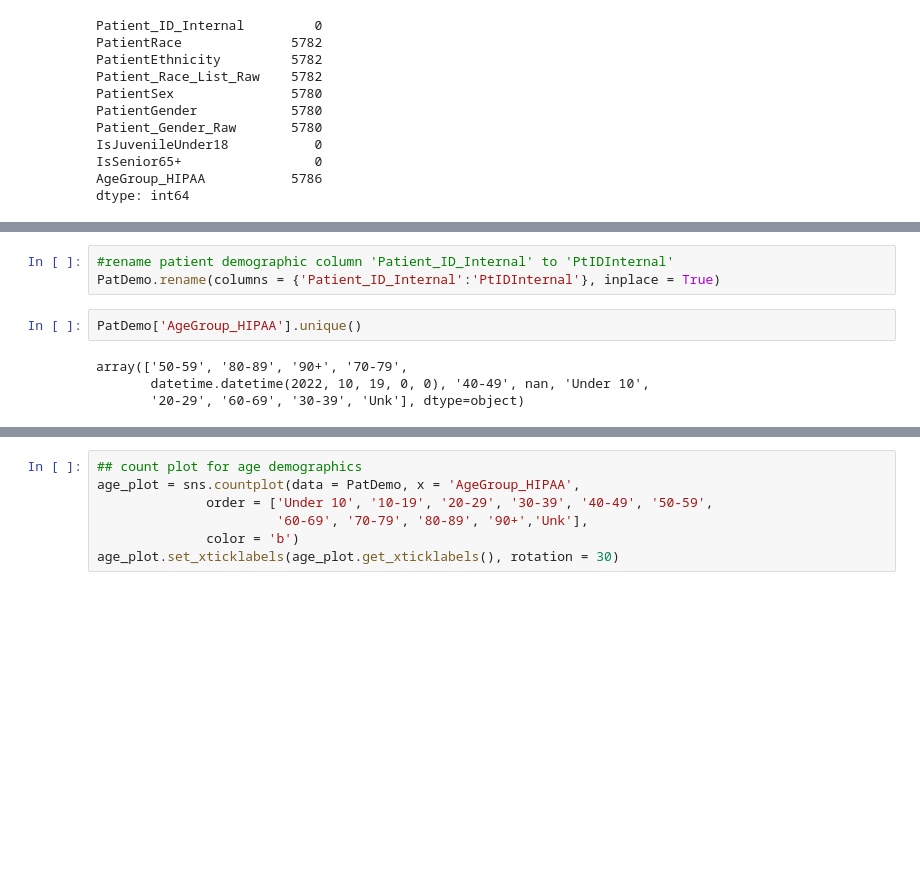
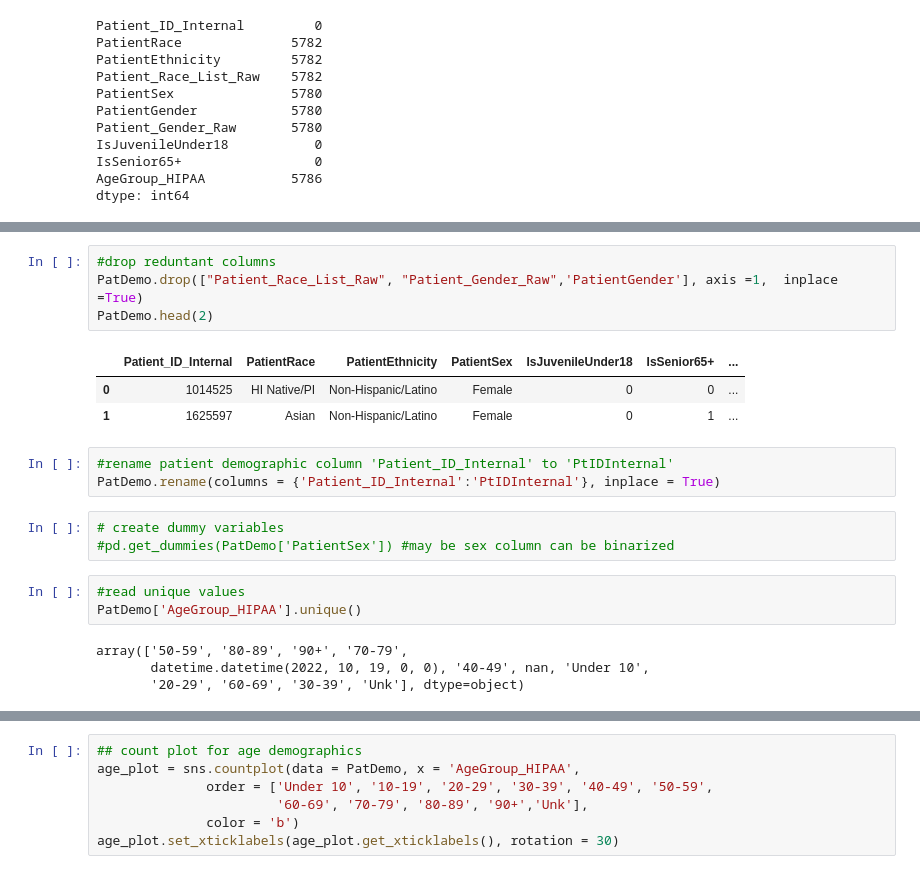
Before and after one commit to blesssong2020/Fairfax-Consultants---Summer2022-DEAN690, a Jupyter notebook: FFConsultants.ipynb, the cells around one changed output, grey strips where cells are left out. Saved outputs shown, nothing was run; the diff lists cells and outputs as text; blank space fills up the shorter version.

```diff
--- a/FFConsultants.ipynb
+++ b/FFConsultants.ipynb
@@ -148,7 +200,19 @@ dtype: int64
+# %%
+#drop reduntant columns
+PatDemo.drop(["Patient_Race_List_Raw", "Patient_Gender_Raw",'PatientGender'], axis =1,  inplace =True)
+PatDemo.head(2)
+# %% [output]
+|  | Patient_ID_Internal | PatientRace | PatientEthnicity | PatientSex | IsJuvenileUnder18 | IsSenior65+ | ... |
+| 0 | 1014525 | HI Native/PI | Non-Hispanic/Latino | Female | 0 | 0 | ... |
+| 1 | 1625597 | Asian | Non-Hispanic/Latino | Female | 0 | 1 | ... |
 # %%
 #rename patient demographic column 'Patient_ID_Internal' to 'PtIDInternal'
 PatDemo.rename(columns = {'Patient_ID_Internal':'PtIDInternal'}, inplace = True)
+# %%
+# create dummy variables
+#pd.get_dummies(PatDemo['PatientSex']) #may be sex column can be binarized
 # %%
+#read unique values
 PatDemo['AgeGroup_HIPAA'].unique()
 # %% [output]
 array(['50-59', '80-89', '90+', '70-79',
```
Also changed, not shown: parts of 39 cells of this notebook.
